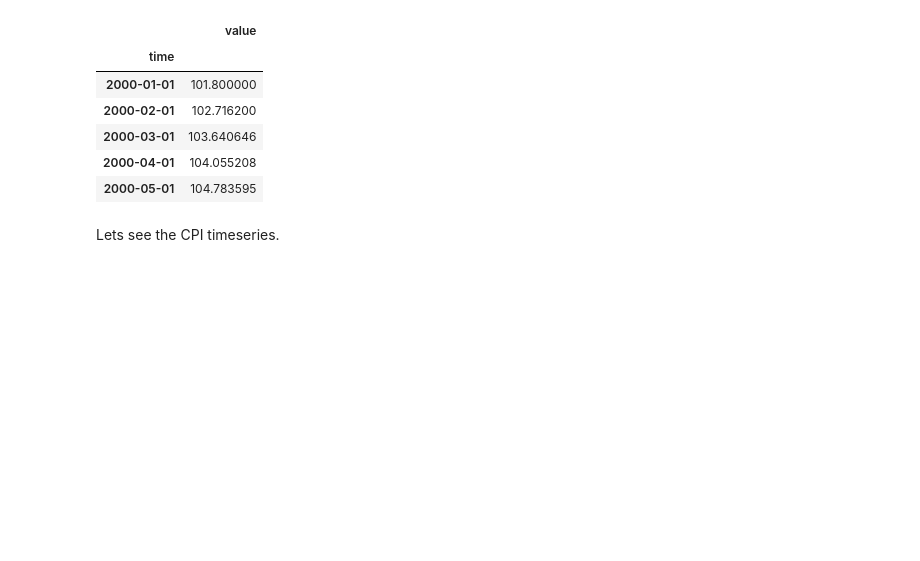
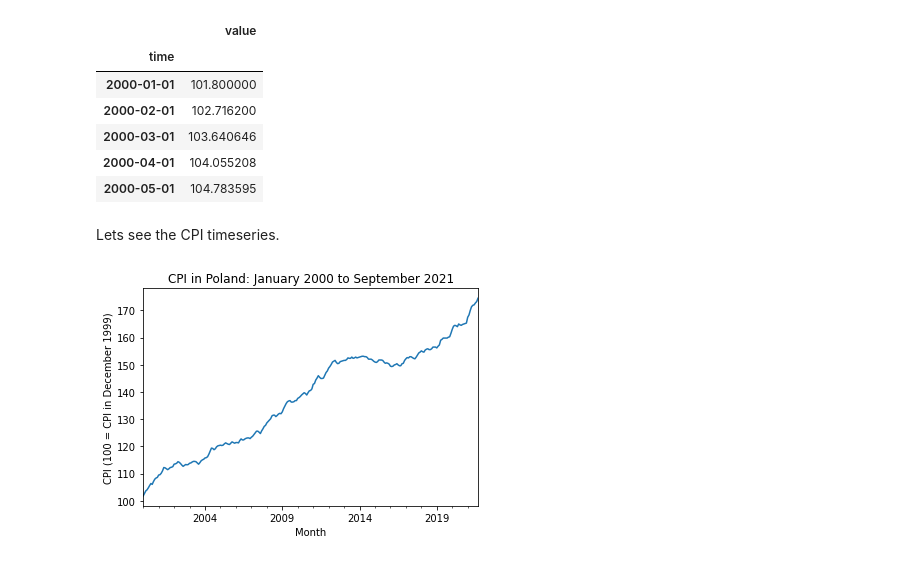
Before and after one commit to writ3it/01_CPI_forecast, a Jupyter notebook: main.ipynb, the cells around one changed output. Saved outputs shown, nothing was run; the diff lists cells and outputs as text; code cells hidden in the pictures; blank space fills up the shorter version.

Commit message:
Draw chart via matplotlib for better UX in github notebook.

```diff
--- a/main.ipynb
+++ b/main.ipynb
@@ -110,12 +110,10 @@ CPI_absolute.head()
 # %% [markdown]
 Lets see the CPI timeseries.
 # %%
-figure = px.line(CPI_absolute,
+figure = CPI_absolute.plot(
     title='CPI in Poland: January 2000 to September 2021',
-    labels = dict(
-    time = 'Months',
-    _value ='100 = CPI in december of 1999'
-    )
+    legend=False
 )
-figure.update_layout(showlegend=False)
-figure.show()
+_ = figure.set(xlabel='Month',ylabel='CPI (100 = CPI in December 1999)')
+# %% [output]
+[figure, added]
```
Also changed, not shown: parts of 1 cell of this notebook.
